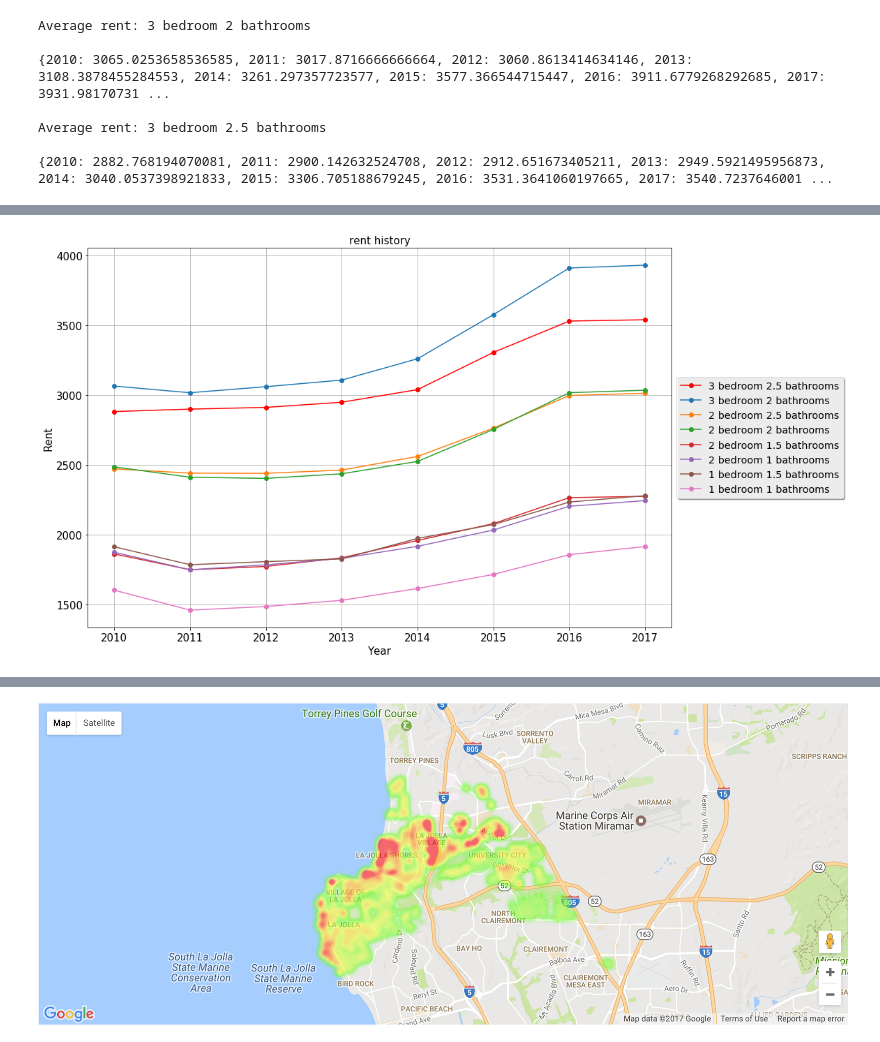
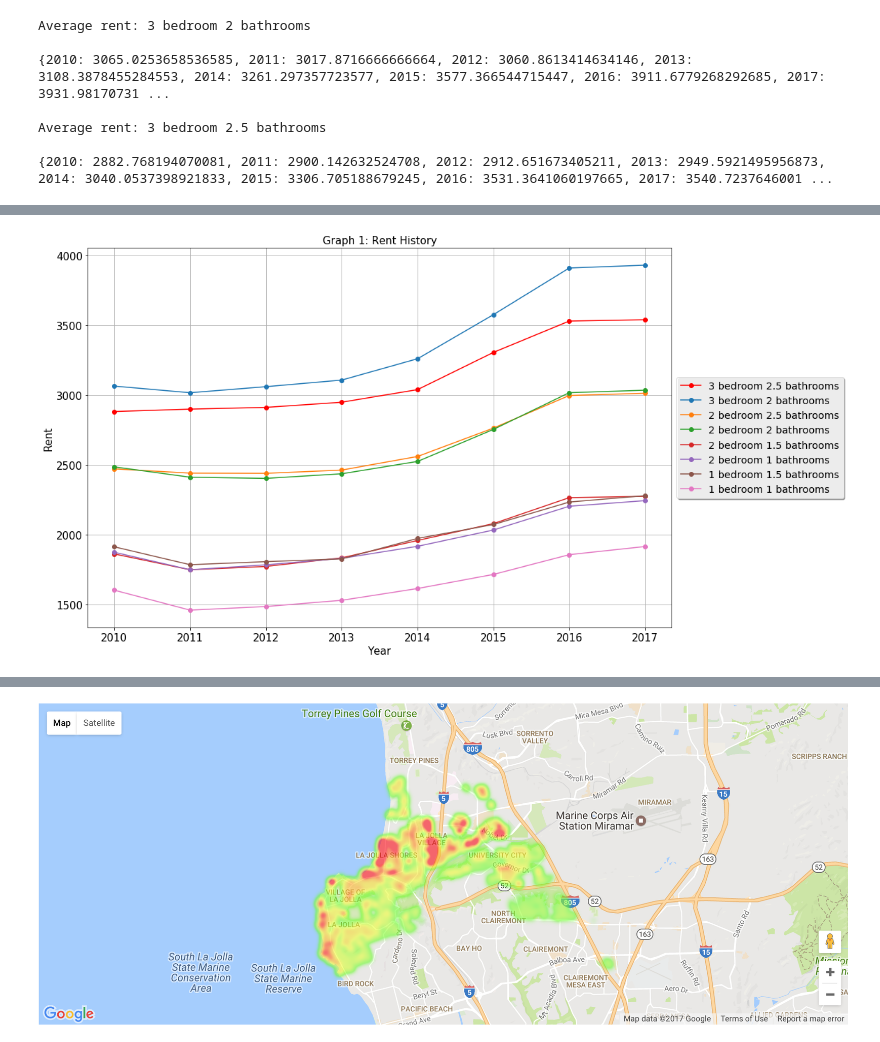
Before and after one commit to CheLinHuang/UCSD-Housing-Cost, a Jupyter notebook: FinalProject.ipynb, the cells around one changed output, grey strips where cells are left out. Saved outputs shown, nothing was run; the diff lists cells and outputs as text; code cells hidden in the pictures.

```diff
--- a/FinalProject.ipynb
+++ b/FinalProject.ipynb
@@ -161,6 +161,7 @@ c = 0
 # helper function that will be used to update dictionaries with rent prices
 
 def update_bedroom_dict(num_bed, curr_zip, update_dict):
+    # Separate the apartements by bedrooms then by bathrooms
     if num_bed == 1:
         if bathroom == 1.0:
             bedroom1_bathroom1[curr_zip] = update_dict
@@ -186,10 +187,10 @@ def update_bedroom_dict(num_bed, curr_zip, update_dict):
             bedroom3_bathroom2[curr_zip] = update_dict
         if bathroom == 2.5:
             bedroom3_bathroom25[curr_zip] = update_dict
-    if num_bed == 4:
-        bedroom4[zpid] = new_dict
-    if num_bed == 5:
-        bedroom5[zpid] = new_dict
+#     if num_bed == 4:
+#         bedroom4[zpid] = new_dict
+#     if num_bed == 5:
+#         bedroom5[zpid] = new_dict
 # %%
 # iterate the data to populate the dictionaries for each bedroom and bathroom type
 for zpid in df['zpid'].tolist():
@@ -408,27 +401,26 @@ Average rent: 5 bedroom
 # %%
+## Graph 1
 import matplotlib.pyplot as plt
 %matplotlib inline
 
 fig, ax = plt.subplots(figsize=(15, 10))
-# ax.plot(list(rent_dict_5.keys()), list(rent_dict_5.values()), 'ro-', label='5 bedroom')
-# ax.plot(list(rent_dict_4.keys()),list(rent_dict_4.values()), 'o-', label='4 bedroom')
 ax.plot(list(rent_dict_35.keys()),list(rent_dict_35.values()), 'ro-', label='3 bedroom 2.5 bathrooms')
 ax.plot(list(rent_dict_3.keys()),list(rent_dict_3.values()), 'o-', label='3 bedroom 2 bathrooms')
 ax.plot(list(rent_dict_25.keys()),list(rent_dict_25.values()), 'o-', label='2 bedroom 2.5 bathrooms')
 ax.plot(list(rent_dict_22.keys()),list(rent_dict_22.values()), 'o-', label='2 bedroom 2 bathrooms')
 ax.plot(list(rent_dict_2.keys()),list(rent_dict_2.values()), 'o-', label='2 bedroom 1.5 bathrooms')
 ax.plot(list(rent_dict_21.keys()),list(rent_dict_21.values()), 'o-', label='2 bedroom 1 bathrooms')
 ax.plot(list(rent_dict_15.keys()),list(rent_dict_15.values()), 'o-', label='1 bedroom 1.5 bathrooms')
 ax.plot(list(rent_dict_1.keys()),list(rent_dict_1.values()), 'o-', label='1 bedroom 1 bathrooms')
 legend = ax.legend(loc='center left', bbox_to_anchor=(1, 0.5), shadow=True, fontsize='x-large')
-plt.title('rent history')
+plt.title('Graph 1: Rent History')
 plt.xlabel('Year')
 plt.ylabel('Rent')
 plt.grid(True)
 
 for item in ([ax.title, ax.xaxis.label, ax.yaxis.label] +
              ax.get_xticklabels() + ax.get_yticklabels()):
     item.set_fontsize(15)
 # %% [output]
-[figure, old version]
+[figure, new version]
 # %%
```
Also changed, not shown: parts of 14 cells of this notebook.
